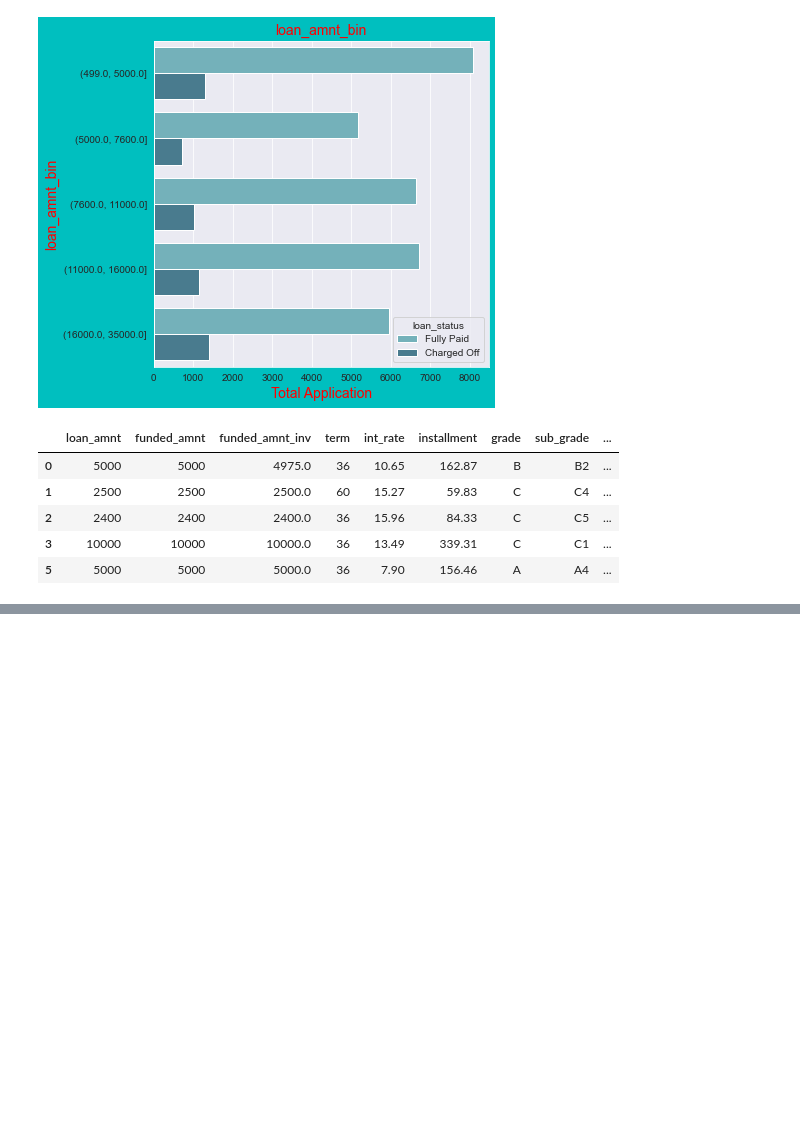
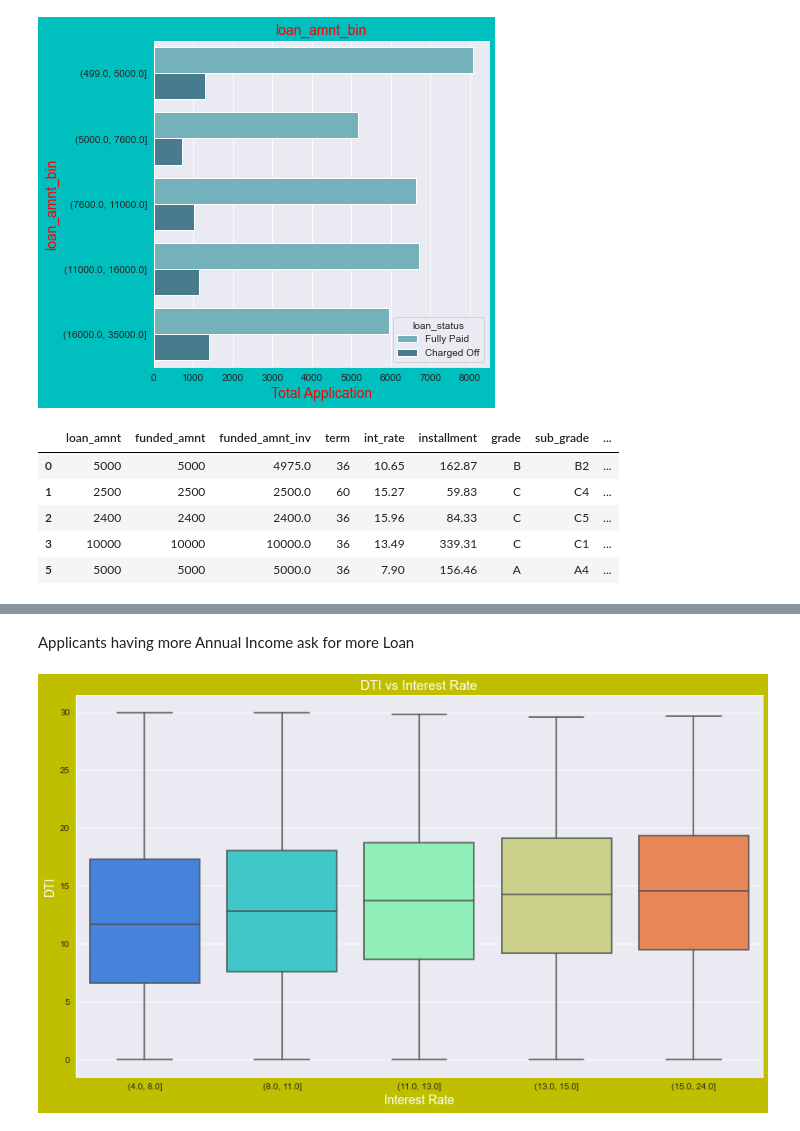
Before and after one commit to swapnilkj89/LendingClubCaseStudy, a Jupyter notebook: Swapnil_kumar_johari.ipynb, the cells around one changed output, grey strips where cells are left out. Saved outputs shown, nothing was run; the diff lists cells and outputs as text; code cells hidden in the pictures; blank space fills up the shorter version.

```diff
--- a/Swapnil_kumar_johari.ipynb
+++ b/Swapnil_kumar_johari.ipynb
@@ -1064,0 +1035,6 @@ loan_status             purpose  Charged Off  Fully Paid  total  \
+# %% [markdown]
+Applicants having more Annual Income ask for more Loan
+# %%
+bivariate_continuous('dti', 'int_rate_bin', 'DTI vs Interest Rate', 'DTI', 'Interest Rate', (14,8))
+# %% [output]
+[figure, added]
```
Also changed, not shown: parts of 64 cells of this notebook.
